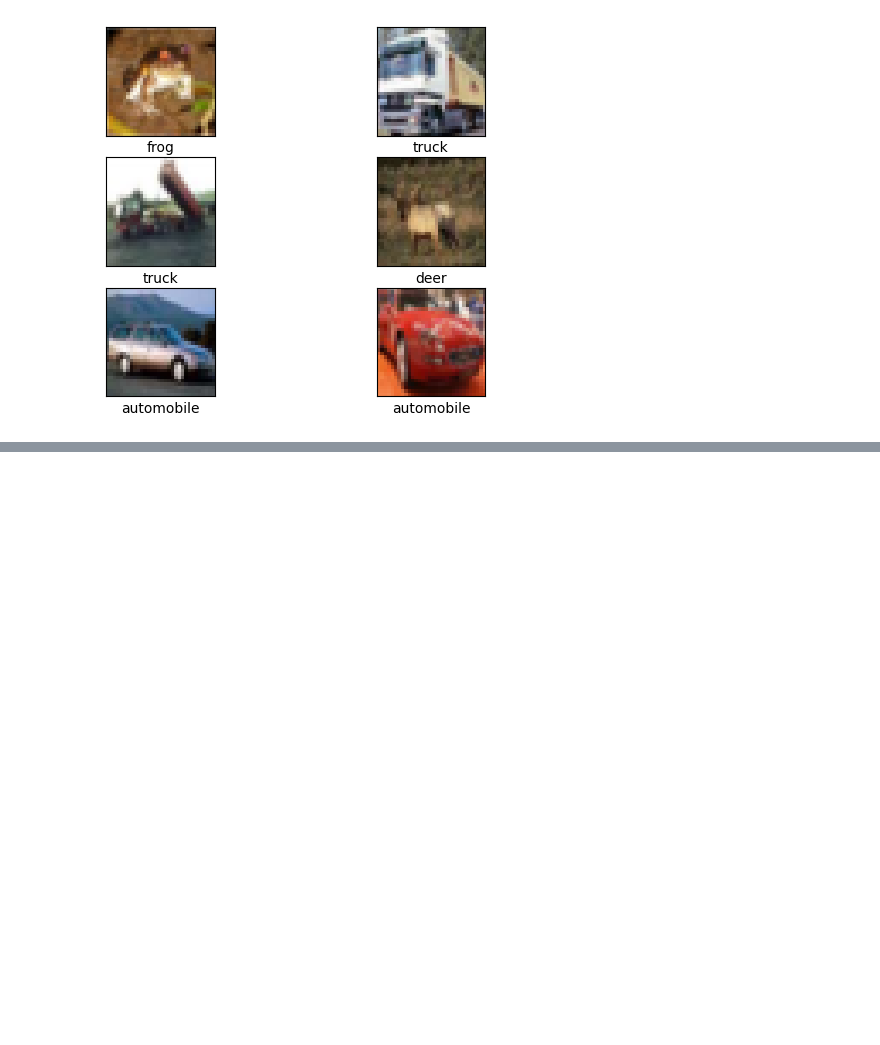
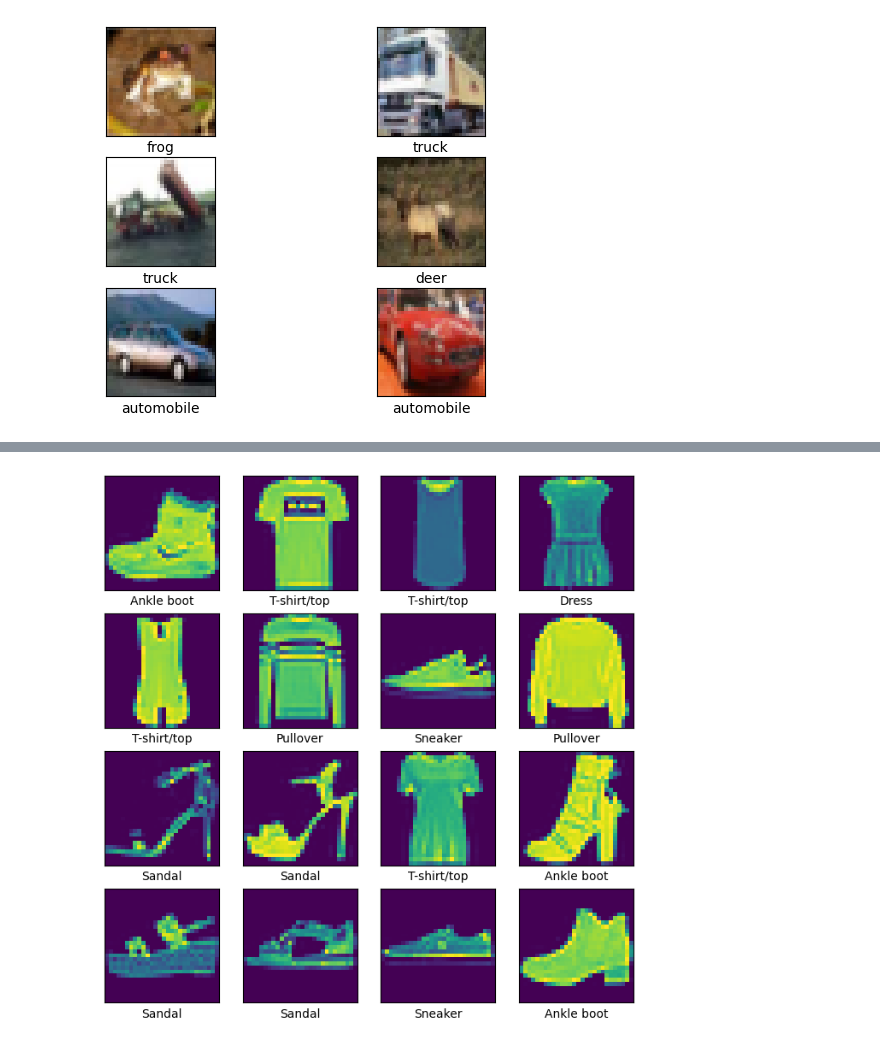
Before and after one commit to JOJUNHYUNG0818/ai, a Jupyter notebook: 7데이터_전처리.ipynb, the cells around one changed output, grey strips where cells are left out. Saved outputs shown, nothing was run; the diff lists cells and outputs as text; code cells hidden in the pictures; blank space fills up the shorter version.

```diff
--- a/7데이터_전처리.ipynb
+++ b/7데이터_전처리.ipynb
@@ -165,0 +214,2 @@ plt.show()
+# %%
+(x_train, y_train), (x_test, y_test)=tf.keras.datasets.fashion_mnist.load_data()
@@ -165,0 +223,18 @@ plt.show()
+# %%
+import matplotlib.pyplot as plt
+
+fashion_mnist=["T-shirt/top","Trouser","Pullover","Dress","Coat","Sandal","Shirt","Sneaker","Bag","Ankle boot"]
+
+rows = 4
+cols = 4
+
+fig=plt.figure(figsize=(8,8))
+for i in range(1,rows*cols+1):
+  ax=fig.add_subplot(rows,cols,i)
+  ax.imshow(x_train[i-1])
+  ax.set_xlabel(fashion_mnist[y_train[i-1]])
+  ax.set_xticks([]) # x축눈금제거
+  ax.set_yticks([])
+plt.show()
+# %% [output]
+[figure, added]
```
Also changed, not shown: parts of 8 cells of this notebook.
